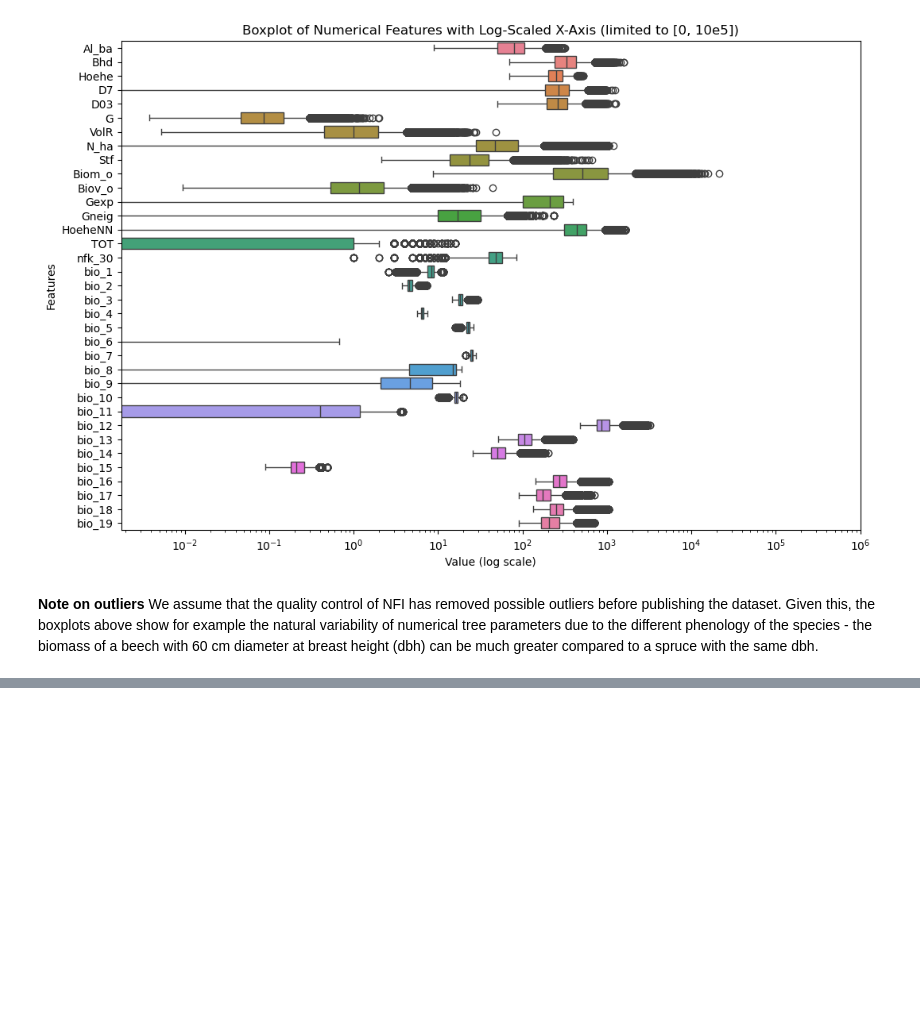
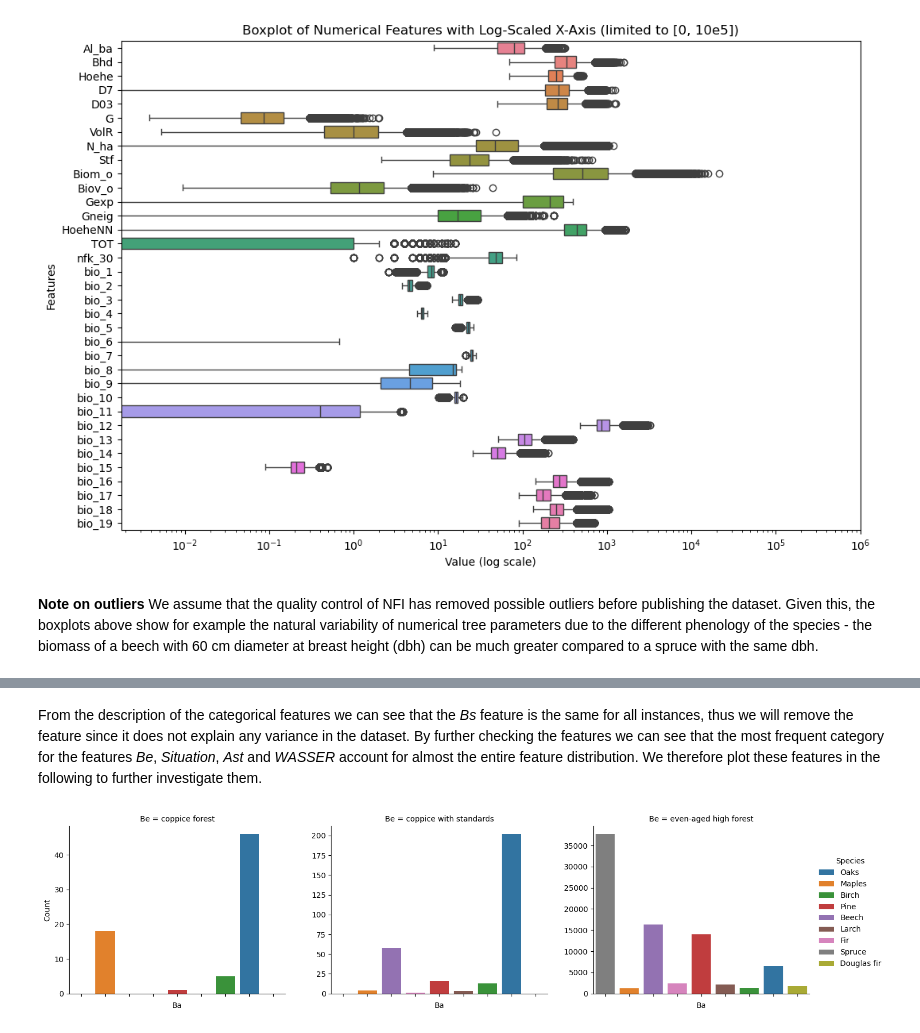
Before and after one commit to hansendav/UBS-ML-24, a Jupyter notebook: notebooks/m1v2_dataset_postprocessing.ipynb, the cells around one changed output, grey strips where cells are left out. Drawn from its saved outputs; the diff is of its cells as text; code cells hidden in the pictures; blank space fills up the shorter version.

```diff
--- a/notebooks/m1v2_dataset_postprocessing.ipynb
+++ b/notebooks/m1v2_dataset_postprocessing.ipynb
@@ -695,12 +705,0 @@ We also need to remove Bs from features -> no information here
-# %%
-# Plot distribution of classes for all categorical features
-fig, axes = plt.subplots(nrows=4, ncols=3, figsize=(20, 20))
-axes = axes.flatten()
-
-for i, col in enumerate(categorical_features.columns):
-    sns.countplot(data=categorical_features, x=col, ax=axes[i], palette='viridis')
-    axes[i].set_title(f'Distribution of {col}')
-    axes[i].tick_params(axis='x', rotation=45)  # Rotate x-labels
-
-plt.tight_layout()
-plt.show()
@@ -773,2 +705,0 @@ pandas.core.series.Series
-# %%
-data = pd.concat([pd.DataFrame(principal_components), pd.DataFrame(target)], axis=0)
@@ -840,0 +755,27 @@ pipeline = Pipeline(steps=[
+# %% [markdown]
+From the description of the categorical features we can see that the *Bs* feature is the same for all instances, thus we will remove the feature since it does not explain any variance in the dataset. By further checking the features we can see that the most frequent category for the features *Be*, *Situation*, *Ast* and *WASSER* account for almost the entire feature distribution. We therefore plot these features in the following to further investigate them.
+# %%
+def plot_categorical_feature(data, feature, sharey=False, col_wrap=3):
+    feature_ba_counts = data_cop.groupby(feature)['Ba'].value_counts().reset_index(name='Count')
+    class_order = data_cop['Ba'].unique()
+
+    fig = sns.catplot(
+        data=feature_ba_counts,
+        x='Ba', y='Count',
+        col=feature,
+        hue='Ba',
+        kind='bar',
+        col_wrap=col_wrap,
+        height=4,
+        aspect=1.2,
+        sharey=sharey,
+        order=class_order,  # Specify the order of the classes
+        legend=True
+    )
+    fig.set_xticklabels([])
+    fig.legend.set_title('Species')
+    plt.show()
+# %%
+plot_categorical_feature(data_cop, 'Be')
+# %% [output]
+[figure, added]
```
Also changed, not shown: parts of 41 cells of this notebook, 2 other files.
